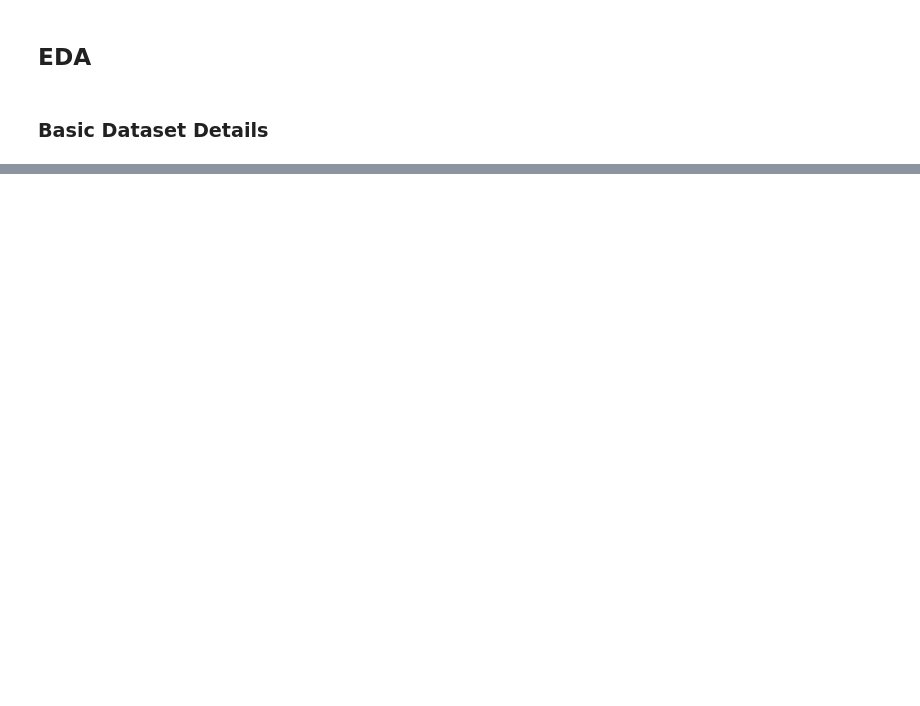
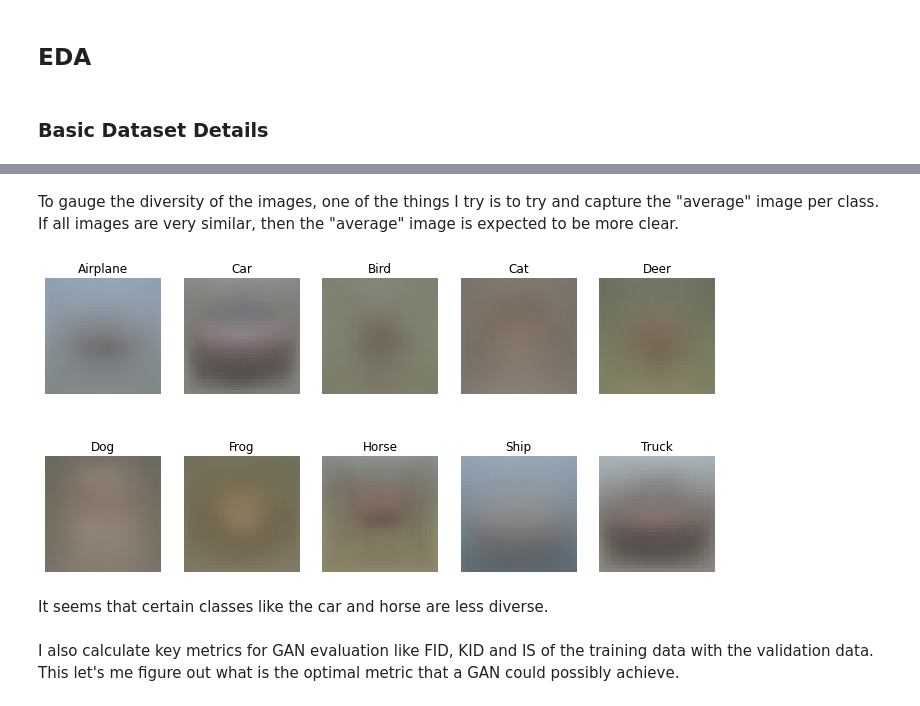
Before and after one commit to Tien-Cheng/dele-generative-adversarial-networks, a Jupyter notebook: DELE_CA2_Part_1_EDA.ipynb, the cells around one changed output, grey strips where cells are left out. Drawn from its saved outputs; the diff is of its cells as text; code cells hidden in the pictures; blank space fills up the shorter version.

```diff
--- a/DELE_CA2_Part_1_EDA.ipynb
+++ b/DELE_CA2_Part_1_EDA.ipynb
@@ -116,0 +168,16 @@ print(f"The size of the training split is {train_len}, the size of the test spli
+# %% [markdown]
+To gauge the diversity of the images, one of the things I try is to try and capture the "average" image per class. If all images are very similar, then the "average" image is expected to be more clear.
+# %%
+viz_labels = []
+viz_data = []
+for cat in range(10):
+    viz_labels.append(cat)
+    viz_data.append(data[labels == cat].mean(axis=0))
+viz_data = torch.Tensor(viz_data).permute(0, 3, 1, 2) / 255
+fig = visualize(viz_data, viz_labels, grid_shape = (2, 5), figsize=(12, 6))
+# %% [output]
+[figure, added]
+# %% [markdown]
+It seems that certain classes like the car and horse are less diverse.
+# %% [markdown]
+I also calculate key metrics for GAN evaluation like FID, KID and IS of the training data with the validation data. This let's me figure out what is the optimal metric that a GAN could possibly achieve.
```
Also changed, not shown: parts of 15 cells of this notebook.
